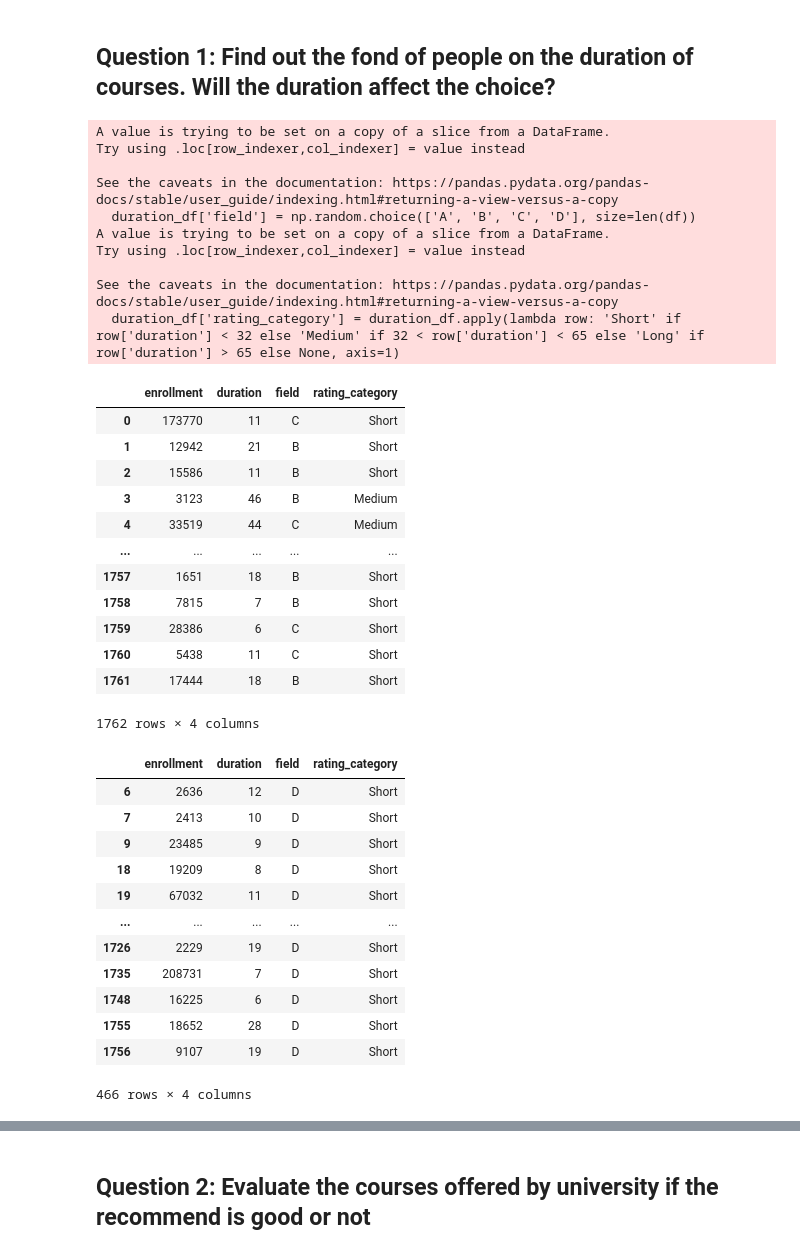
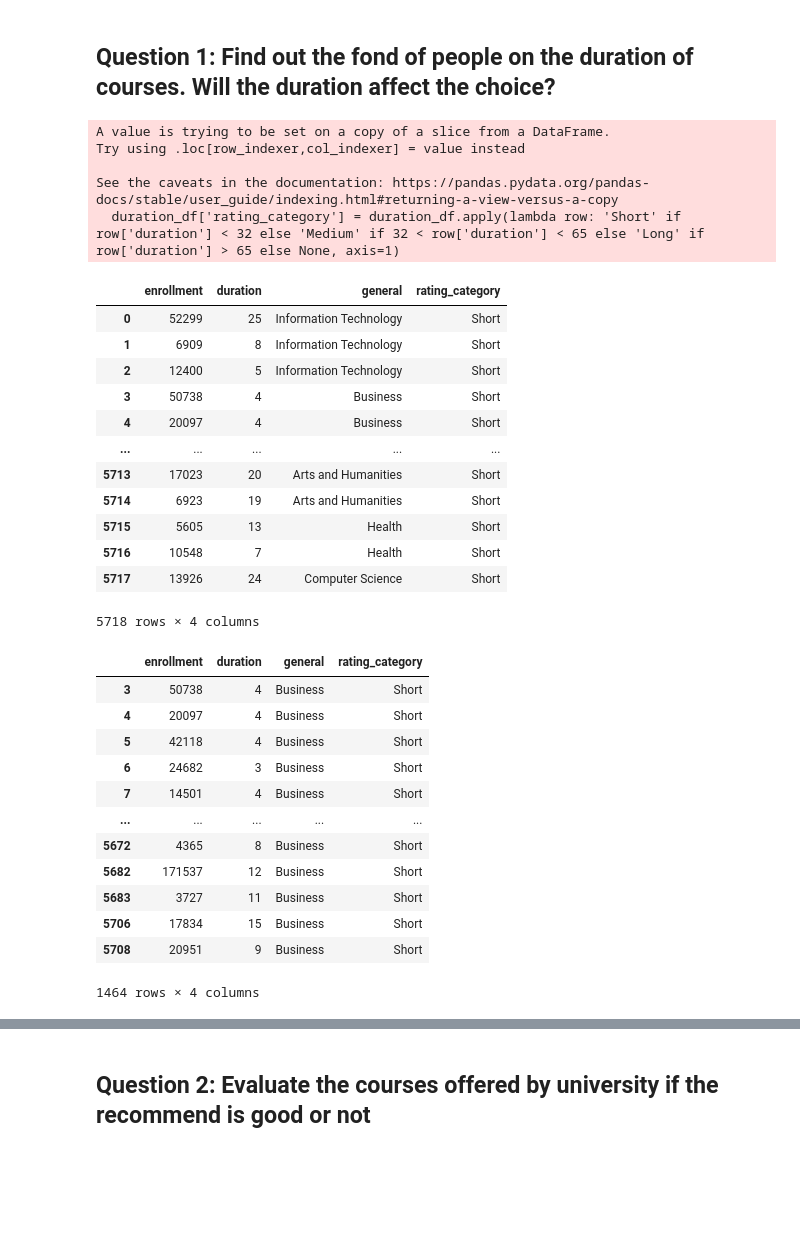
Before and after one commit to dagngyen/hcmus_23-24_coursesra-courses-analysis, a Jupyter notebook: Phase 1: Collecting, exploring and analyzing/1.3-analyzing-data.ipynb, the cells around one changed output, grey strips where cells are left out. Cells and saved outputs as stored; diff of their text form; code cells hidden in the pictures; blank space fills up the shorter version.

```diff
--- a/Phase 1: Collecting, exploring and analyzing/1.3-analyzing-data.ipynb
+++ b/Phase 1: Collecting, exploring and analyzing/1.3-analyzing-data.ipynb
@@ -25,54 +25,46 @@ df.head(10)
 # %% [markdown]
 ## Question 1: Find out the fond of people on the duration of courses. Will the duration affect the choice?
 # %%
-duration_df = df[['enrollment', 'duration']]
-duration_df['field'] = np.random.choice(['A', 'B', 'C', 'D'], size=len(df))
+duration_df = df[['enrollment', 'duration', 'general']]
 duration_df['rating_category'] = duration_df.apply(lambda row: 'Short' if row['duration'] < 32 else 'Medium' if 32 < row['duration'] < 65 else 'Long' if row['duration'] > 65 else None, axis=1)
 duration_df
 # %% [output]
-A value is trying to be set on a copy of a slice from a DataFrame.
-Try using .loc[row_indexer,col_indexer] = value instead
-
-See the caveats in the documentation: https://pandas.pydata.org/pandas-docs/stable/user_guide/indexing.html#returning-a-view-versus-a-copy
-  duration_df['field'] = np.random.choice(['A', 'B', 'C', 'D'], size=len(df))
 A value is trying to be set on a copy of a slice from a DataFrame.
 Try using .loc[row_indexer,col_indexer] = value instead
 
 See the caveats in the documentation: https://pandas.pydata.org/pandas-docs/stable/user_guide/indexing.html#returning-a-view-versus-a-copy
   duration_df['rating_category'] = duration_df.apply(lambda row: 'Short' if row['duration'] < 32 else 'Medium' if 32 < row['duration'] < 65 else 'Long' if row['duration'] > 65 else None, axis=1)
-|  | enrollment | duration | field | rating_category |
-| 0 | 173770 | 11 | C | Short |
-| 1 | 12942 | 21 | B | Short |
-| 2 | 15586 | 11 | B | Short |
-| 3 | 3123 | 46 | B | Medium |
-| 4 | 33519 | 44 | C | Medium |
+|  | enrollment | duration | general | rating_category |
+| 0 | 52299 | 25 | Information Technology | Short |
+| 1 | 6909 | 8 | Information Technology | Short |
+| 2 | 12400 | 5 | Information Technology | Short |
+| 3 | 50738 | 4 | Business | Short |
+| 4 | 20097 | 4 | Business | Short |
 | ... | ... | ... | ... | ... |
-| 1757 | 1651 | 18 | B | Short |
-| 1758 | 7815 | 7 | B | Short |
-| 1759 | 28386 | 6 | C | Short |
-| 1760 | 5438 | 11 | C | Short |
-| 1761 | 17444 | 18 | B | Short |
+| 5713 | 17023 | 20 | Arts and Humanities | Short |
+| 5714 | 6923 | 19 | Arts and Humanities | Short |
+| 5715 | 5605 | 13 | Health | Short |
+| 5716 | 10548 | 7 | Health | Short |
+| 5717 | 13926 | 24 | Computer Science | Short |
-1762 rows × 4 columns
+5718 rows × 4 columns
 # %%
-most_common_value = duration_df['field'].mode().iloc[0]
-
-# Create a new DataFrame with only rows containing the most common value
-only_field_df = duration_df[duration_df['field'] == most_common_value]
+most_common_value = duration_df['general'].mode().iloc[0]
+only_field_df = duration_df[duration_df['general'] == most_common_value]
 only_field_df
 # %% [output]
-|  | enrollment | duration | field | rating_category |
-| 6 | 2636 | 12 | D | Short |
-| 7 | 2413 | 10 | D | Short |
-| 9 | 23485 | 9 | D | Short |
-| 18 | 19209 | 8 | D | Short |
-| 19 | 67032 | 11 | D | Short |
+|  | enrollment | duration | general | rating_category |
+| 3 | 50738 | 4 | Business | Short |
+| 4 | 20097 | 4 | Business | Short |
+| 5 | 42118 | 4 | Business | Short |
+| 6 | 24682 | 3 | Business | Short |
+| 7 | 14501 | 4 | Business | Short |
 | ... | ... | ... | ... | ... |
-| 1726 | 2229 | 19 | D | Short |
-| 1735 | 208731 | 7 | D | Short |
-| 1748 | 16225 | 6 | D | Short |
-| 1755 | 18652 | 28 | D | Short |
-| 1756 | 9107 | 19 | D | Short |
+| 5672 | 4365 | 8 | Business | Short |
+| 5682 | 171537 | 12 | Business | Short |
+| 5683 | 3727 | 11 | Business | Short |
+| 5706 | 17834 | 15 | Business | Short |
+| 5708 | 20951 | 9 | Business | Short |
-466 rows × 4 columns
+1464 rows × 4 columns
 # %%
 en_du_df = only_field_df.groupby(['rating_category'])['enrollment'].agg(['mean'])
 en_du_df.columns = ['average_enrollment']
```
Also changed, not shown: parts of 3 cells of this notebook.
